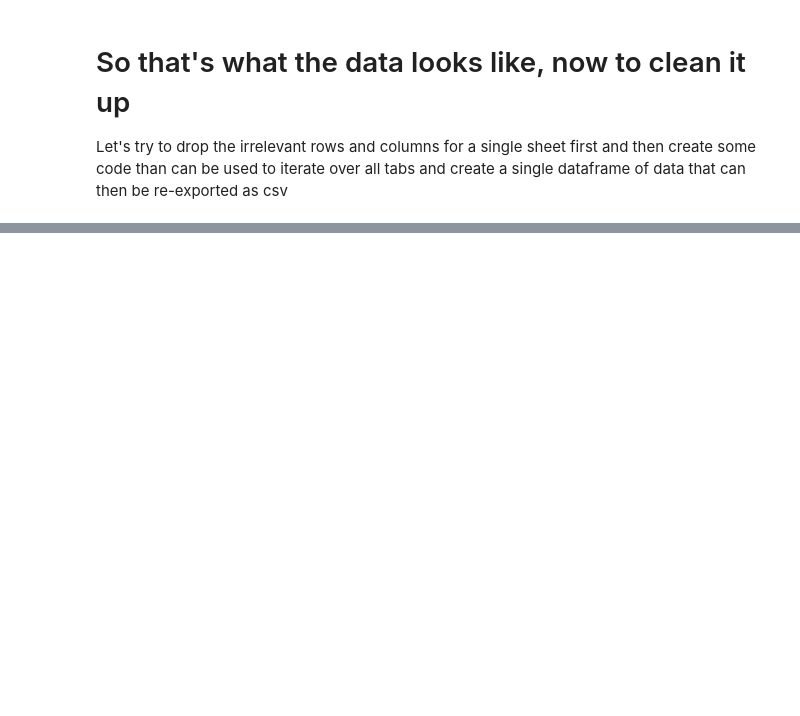
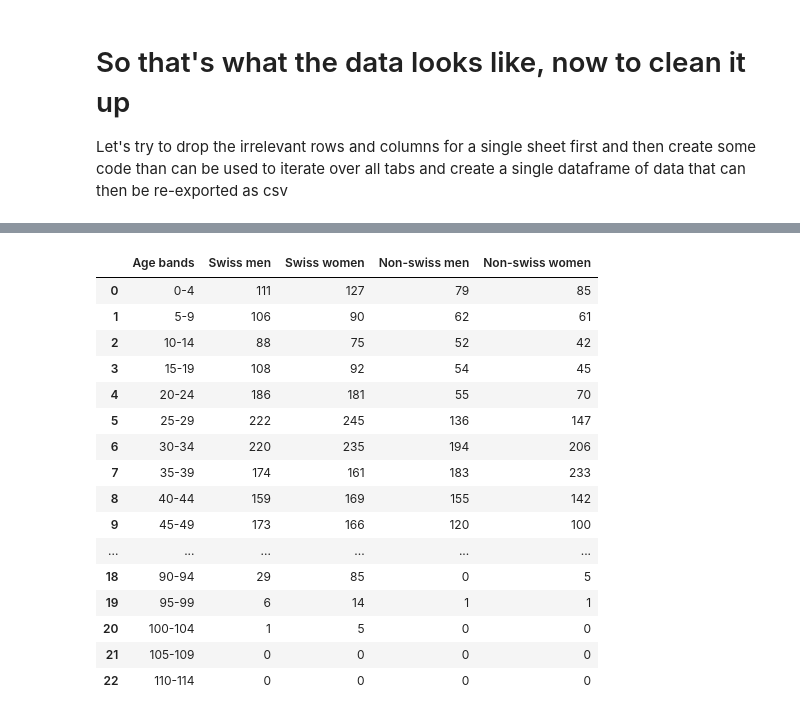
Before and after one commit to scrambldchannel/TaxationInequality, a Jupyter notebook: code/Cleaning t01-1-22_Alter und Wohnviertel.ipynb, the cells around one changed output, grey strips where cells are left out. Cells and saved outputs as stored; diff of their text form; code cells hidden in the pictures; blank space fills up the shorter version.

```diff
--- a/code/Cleaning t01-1-22_Alter und Wohnviertel.ipynb
+++ b/code/Cleaning t01-1-22_Alter und Wohnviertel.ipynb
@@ -9,6 +9,7 @@ import os
 # %%
 # set some global variables
 # probably a more elegant way of doing this....
-file_path = os.path.join('..', 'data', 't01-1-22_Alter und Wohnviertel.xlsx')
+in_file_path = os.path.join('..', 'data', 't01-1-22_Alter und Wohnviertel.xlsx')
+out_file_path = os.path.join('..', 'data', 'Alter und Wohnviertel.csv')
 # %%
 # import the excel file
@@ -114,0 +165,21 @@ df = data.parse('Breite')
+# %%
+# now our dataframe looks like this
+df
+# %% [output]
+|  | Age bands | Swiss men | Swiss women | Non-swiss men | Non-swiss women |
+| 0 | 0-4 | 111 | 127 | 79 | 85 |
+| 1 | 5-9 | 106 | 90 | 62 | 61 |
+| 2 | 10-14 | 88 | 75 | 52 | 42 |
+| 3 | 15-19 | 108 | 92 | 54 | 45 |
+| 4 | 20-24 | 186 | 181 | 55 | 70 |
+| 5 | 25-29 | 222 | 245 | 136 | 147 |
+| 6 | 30-34 | 220 | 235 | 194 | 206 |
+| 7 | 35-39 | 174 | 161 | 183 | 233 |
+| 8 | 40-44 | 159 | 169 | 155 | 142 |
+| 9 | 45-49 | 173 | 166 | 120 | 100 |
+| ... | ... | ... | ... | ... | ... |
+| 18 | 90-94 | 29 | 85 | 0 | 5 |
+| 19 | 95-99 | 6 | 14 | 1 | 1 |
+| 20 | 100-104 | 1 | 5 | 0 | 0 |
+| 21 | 105-109 | 0 | 0 | 0 | 0 |
+| 22 | 110-114 | 0 | 0 | 0 | 0 |
```
Also changed, not shown: parts of 19 cells of this notebook, 1 other file.
